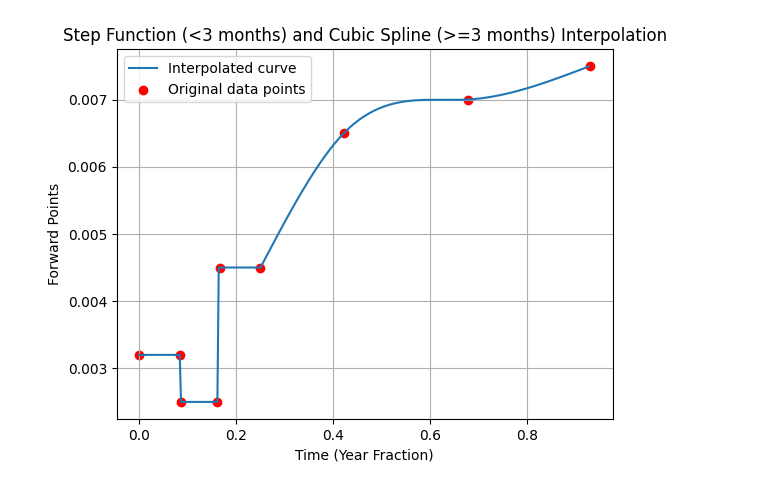
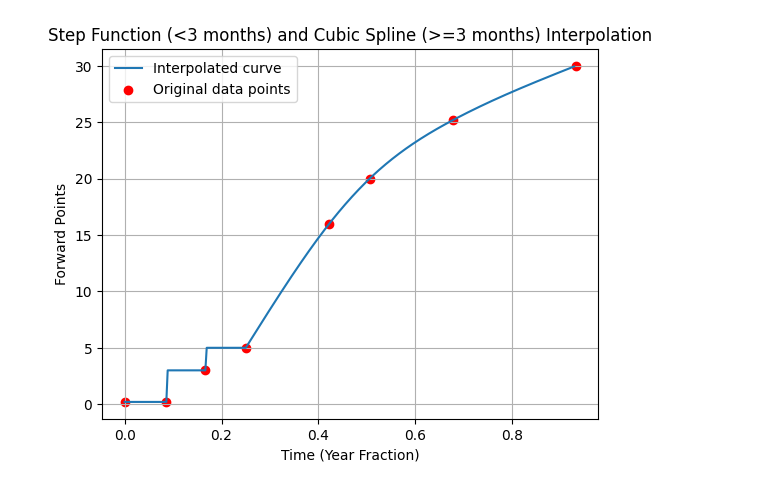
Before and after one commit to bwrob/panda-quant, a Jupyter notebook: quant-ideas/QLCurve.ipynb, the cells around one changed output. Cells and saved outputs as stored; diff of their text form; code cells hidden in the pictures.

```diff
--- a/quant-ideas/QLCurve.ipynb
+++ b/quant-ideas/QLCurve.ipynb
@@ -4,10 +4,9 @@ import matplotlib.pyplot as plt
 import numpy as np
 
 # Example maturities and forward points (months and forward points)
-maturities = [ql.Date(1, 1, 2024), ql.Date(31, 1, 2024), ql.Date(1, 2, 2024), ql.Date(28, 2, 2024),
-              ql.Date(1, 3, 2024), ql.Date(31, 3, 2024),  ql.Date(1, 6, 2024), ql.Date(1, 9, 2024), ql.Date(1, 12, 2024)]
-forward_points = [0.00320, 0.0032, 0.0025, 0.0025,
-                  0.0045, 0.0045, 0.00650, 0.0070, 0.0075]
+maturities = [ql.Date(1, 1, 2024),  ql.Date(1, 2, 2024), ql.Date(1, 3, 2024),
+              ql.Date(31, 3, 2024),  ql.Date(1, 6, 2024), ql.Date(1, 7, 2024), ql.Date(1, 9, 2024), ql.Date(1, 12, 2024)]
+forward_points = [0.2, 0.2, 3, 5, 16, 20, 25.2, 30.0]
 
 # Convert maturities to time fractions (year fractions from a reference date)
 reference_date = ql.Date(1, 1, 2024)
@@ -22,31 +21,31 @@ backward_flat_interp = ql.BackwardFlatInterpolation(step_times, step_points)
 # CubicSpline interpolation for t >= 3 months
 cubic_times = [t for t in times if t >= ql.Actual360().yearFraction(reference_date, ql.Date(31, 3, 2024))]
 cubic_points = forward_points[len(step_times) - 1:]  # Include the point at 3 months for continuity
 
 # The 'DerivativeApprox' attribute is accessed through the 'BoundaryCondition' class
 cubic_interp = ql.CubicNaturalSpline(cubic_times, cubic_points)
 
 # Interpolating function
 def interpolate(t):
     if t < ql.Actual360().yearFraction(reference_date, ql.Date(31, 3, 2024)):
         return backward_flat_interp(t)
     else:
         return cubic_interp(t)
 
 # Plotting the results to visualize the interpolation
 # Generate a range of maturities (1 to 12 months)
 maturity_dates = [reference_date + ql.Period(i, ql.Days) for i in range(335)]
 maturity_times = [ql.Actual360().yearFraction(reference_date, d) for d in maturity_dates]
 interpolated_values = [interpolate(t) for t in maturity_times]
 
 # Plot the original data points and the interpolation
 plt.plot(maturity_times, interpolated_values, label="Interpolated curve")
 plt.scatter(times, forward_points, color='red', label="Original data points")
 plt.title("Step Function (<3 months) and Cubic Spline (>=3 months) Interpolation")
 plt.xlabel("Time (Year Fraction)")
 plt.ylabel("Forward Points")
 plt.legend()
 plt.grid(True)
 plt.show()
 # %% [output]
-[figure, old version]
+[figure, new version]
```
